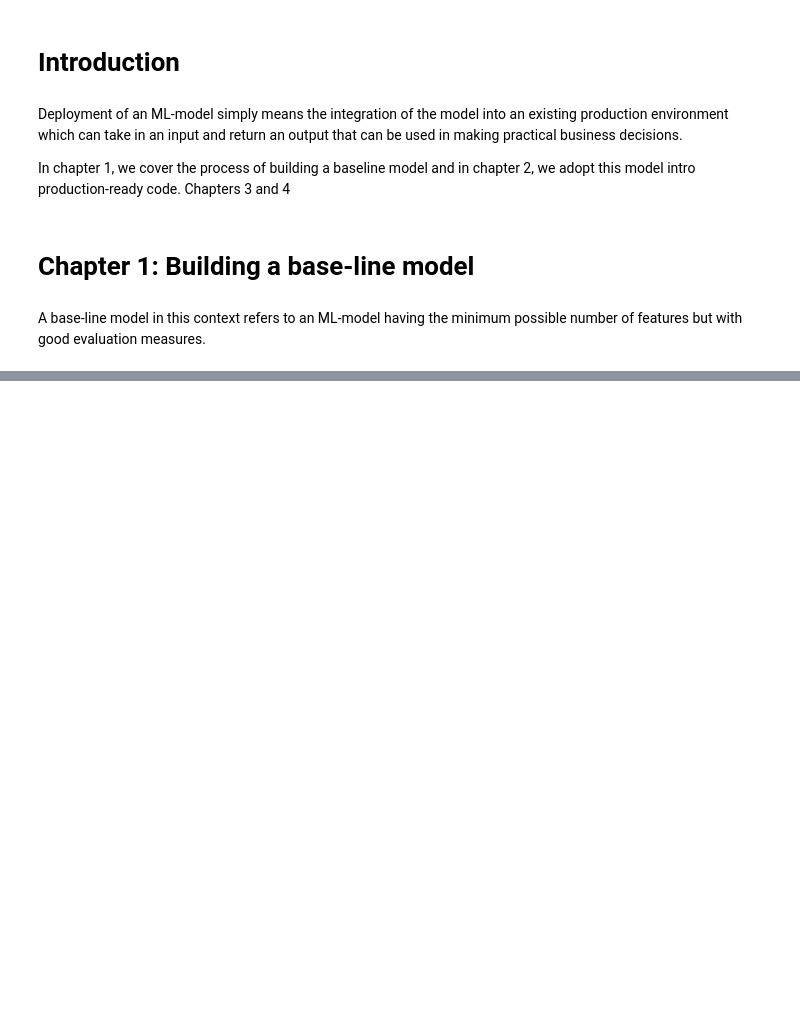
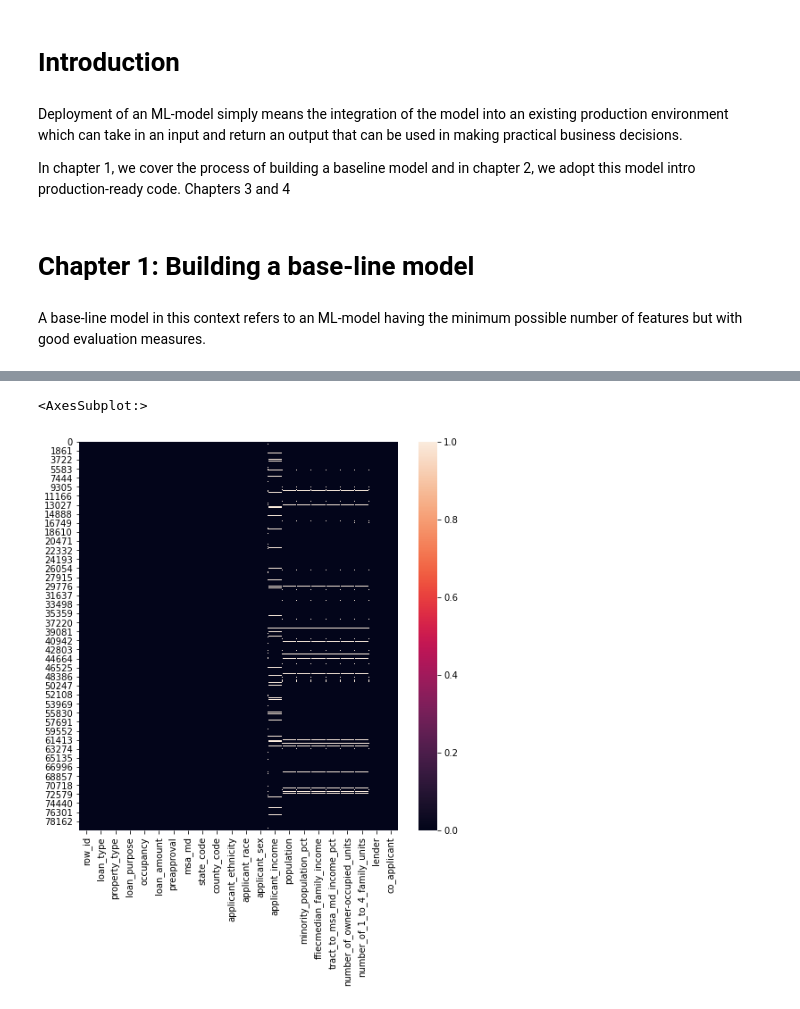
Before and after one commit to vedanthpadigelwar/Complete-AI, a Jupyter notebook: blogs/Deployment of Machine learning Models Demystified/Deployment of Machine learning Models Demystified.ipynb, the cells around one changed output, grey strips where cells are left out. Cells and saved outputs as stored; diff of their text form; code cells hidden in the pictures; blank space fills up the shorter version.

```diff
--- a/blogs/Deployment of Machine learning Models Demystified/Deployment of Machine learning Models Demystified.ipynb
+++ b/blogs/Deployment of Machine learning Models Demystified/Deployment of Machine learning Models Demystified.ipynb
@@ -17,0 +54,6 @@ Deployment of an ML-model simply means the integration of the model into an exis
+# %%
+plt.figure(figsize=(8, 8))
+sns.heatmap(test.isnull())
+# %% [output]
+<AxesSubplot:>
+[figure, added]
```
Also changed, not shown: parts of 5 cells of this notebook, 23 other files.
